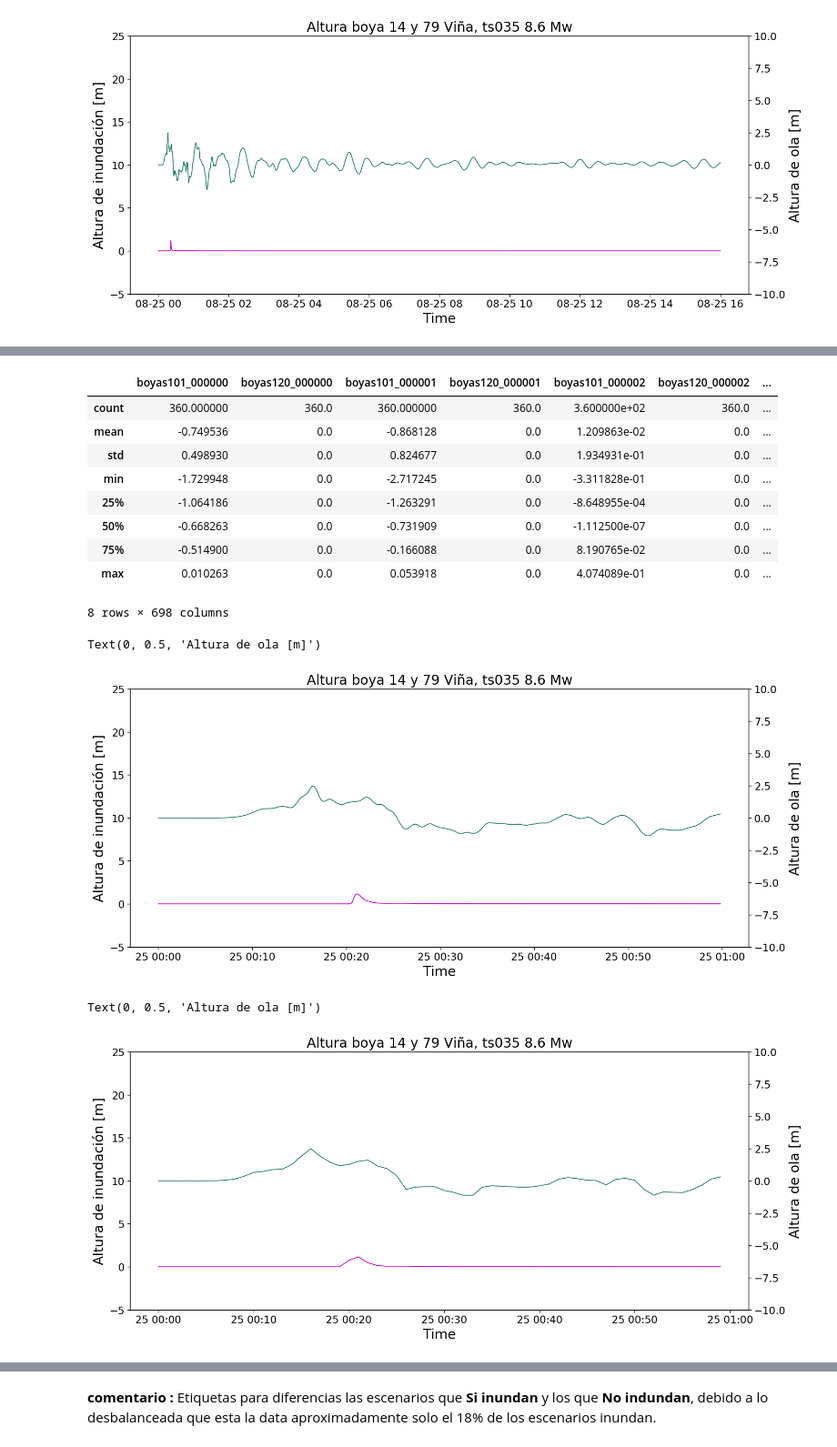
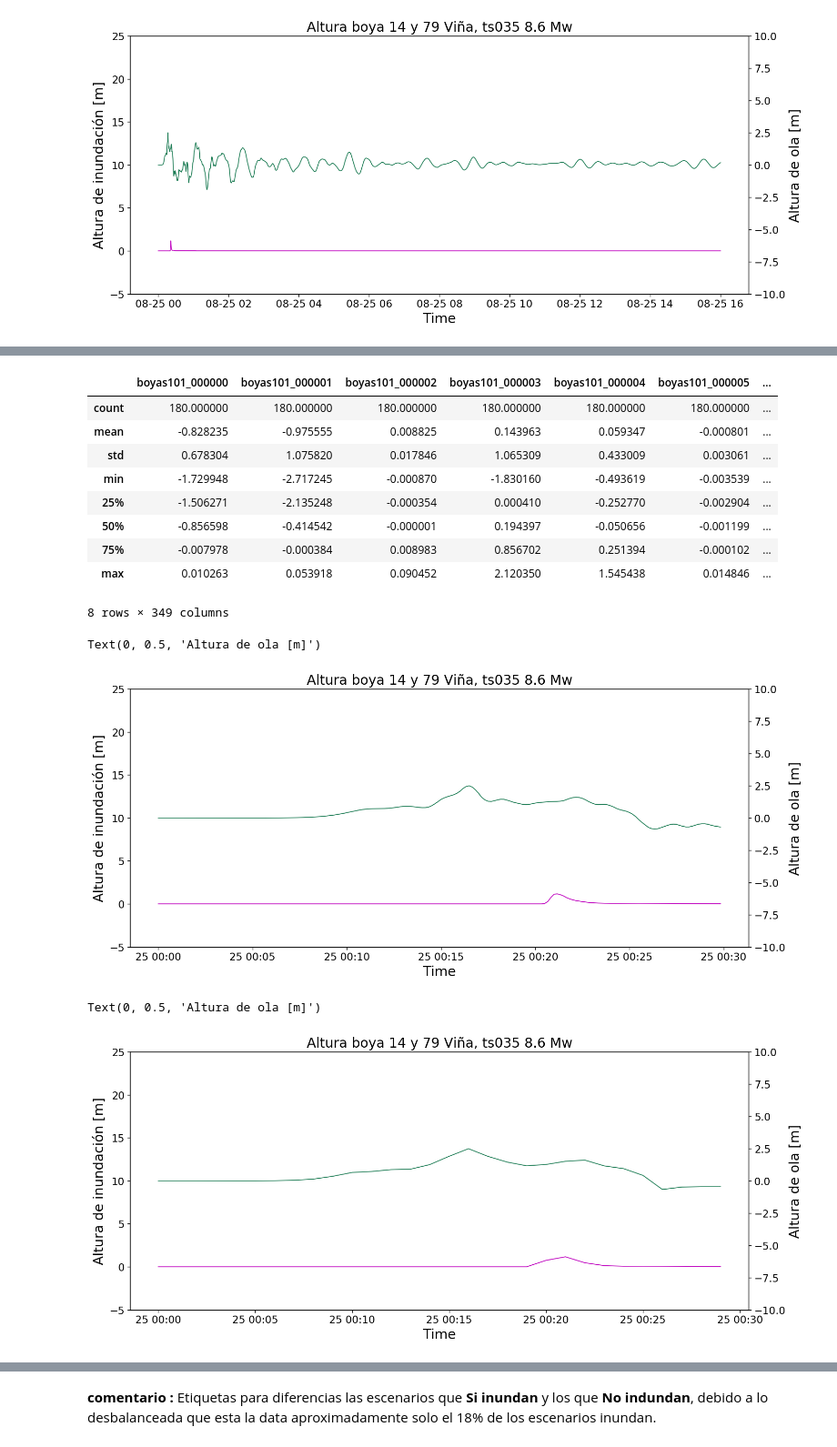
Before and after one commit to jorgenunezc/tsunami-warning, a Jupyter notebook: cnn_hysea.ipynb, the cells around one changed output, grey strips where cells are left out. Shown at 91% size. Drawn from its saved outputs; the diff is of its cells as text; code cells hidden in the pictures.

```diff
--- a/cnn_hysea.ipynb
+++ b/cnn_hysea.ipynb
@@ -61,3 +68,4 @@ index = pd.date_range('25/8/2020', periods=len(df), freq='10S')
 Datetime = pd.DataFrame({'Datetime':index})
 # %%
-df = pd.concat([Datetime, df], axis=1,)
+df_x = pd.concat([Datetime, df_x], axis=1,)
+df_y = pd.concat([Datetime, df_y], axis=1,)
@@ -132,18 +147,22 @@ df = df.loc[0:359]# solo la primera 2 hora de registro
+# %%
+df_x = df_x.loc[0:179]# solo la primera 0.5 hora de registro
+df_y = df_y.loc[0:179]# solo la primera 0.5 hora de registro
 # %%
-df.describe()
+df_x.describe()
 # %% [output]
-|  | boyas101_000000 | boyas120_000000 | boyas101_000001 | boyas120_000001 | boyas101_000002 | boyas120_000002 | ... |
-| count | 360.000000 | 360.0 | 360.000000 | 360.0 | 3.600000e+02 | 360.0 | ... |
-| mean | -0.749536 | 0.0 | -0.868128 | 0.0 | 1.209863e-02 | 0.0 | ... |
-| std | 0.498930 | 0.0 | 0.824677 | 0.0 | 1.934931e-01 | 0.0 | ... |
-| min | -1.729948 | 0.0 | -2.717245 | 0.0 | -3.311828e-01 | 0.0 | ... |
-| 25% | -1.064186 | 0.0 | -1.263291 | 0.0 | -8.648955e-04 | 0.0 | ... |
-| 50% | -0.668263 | 0.0 | -0.731909 | 0.0 | -1.112500e-07 | 0.0 | ... |
-| 75% | -0.514900 | 0.0 | -0.166088 | 0.0 | 8.190765e-02 | 0.0 | ... |
-| max | 0.010263 | 0.0 | 0.053918 | 0.0 | 4.074089e-01 | 0.0 | ... |
+|  | boyas101_000000 | boyas101_000001 | boyas101_000002 | boyas101_000003 | boyas101_000004 | boyas101_000005 | ... |
+| count | 180.000000 | 180.000000 | 180.000000 | 180.000000 | 180.000000 | 180.000000 | ... |
+| mean | -0.828235 | -0.975555 | 0.008825 | 0.143963 | 0.059347 | -0.000801 | ... |
+| std | 0.678304 | 1.075820 | 0.017846 | 1.065309 | 0.433009 | 0.003061 | ... |
+| min | -1.729948 | -2.717245 | -0.000870 | -1.830160 | -0.493619 | -0.003539 | ... |
+| 25% | -1.506271 | -2.135248 | -0.000354 | 0.000410 | -0.252770 | -0.002904 | ... |
+| 50% | -0.856598 | -0.414542 | -0.000001 | 0.194397 | -0.050656 | -0.001199 | ... |
+| 75% | -0.007978 | -0.000384 | 0.008983 | 0.856702 | 0.251394 | -0.000102 | ... |
+| max | 0.010263 | 0.053918 | 0.090452 | 2.120350 | 1.545438 | 0.014846 | ... |
-8 rows × 698 columns
+8 rows × 349 columns
 # %%
-df = df.resample('10S', on='Datetime').mean()
+df_x = df_x.resample('10S', on='Datetime').mean()
+df_y = df_y.resample('10S', on='Datetime').mean()
 # %%
 plt.figure(figsize=(14,6), dpi=120)
 
@@ -153,14 +172,14 @@ plt.rc('ytick', labelsize=13)
 plt.title('Altura boya 14 y 79 Viña, ts035 8.6 Mw',fontsize=17)
 plt.xlabel('Time',fontsize=17)
 plt.ylabel('Altura de inundación [m]',fontsize=17)
-plt.plot(df['boyas120_000126'], color='m', linewidth=1.0)
+plt.plot(df_y['boyas120_000126'], color='m', linewidth=1.0)
 plt.ylim(-5,25)
 plt.twinx()
-plt.plot(df['boyas101_000126'], color='#1C7C54', linewidth=1.0)
+plt.plot(df_x['boyas101_000126'], color='#1C7C54', linewidth=1.0)
 plt.ylim(-10,10)
 ax = plt.gca()
 #ax.invert_yaxis()
 plt.ylabel('Altura de ola [m]',fontsize=17)
 # %% [output]
 Text(0, 0.5, 'Altura de ola [m]')
-[figure, old version]
+[figure, new version]
@@ -169,20 +186,23 @@ df = df.resample('T').max()
+# %%
+df_x = df_x.resample('T').max()
+df_y = df_y.resample('T').max()
 # %%
 plt.figure(figsize=(14,6), dpi=120)
 
 plt.ion()
 plt.rc('xtick', labelsize=13)
 plt.rc('ytick', labelsize=13)
 plt.title('Altura boya 14 y 79 Viña, ts035 8.6 Mw',fontsize=17)
 plt.xlabel('Time',fontsize=17)
 plt.ylabel('Altura de inundación [m]',fontsize=17)
-plt.plot(df['boyas120_000126'], color='m', linewidth=1.0)
+plt.plot(df_y['boyas120_000126'], color='m', linewidth=1.0)
 plt.ylim(-5,25)
 plt.twinx()
-plt.plot(df['boyas101_000126'], color='#1C7C54', linewidth=1.0)
+plt.plot(df_x['boyas101_000126'], color='#1C7C54', linewidth=1.0)
 plt.ylim(-10,10)
 ax = plt.gca()
 #ax.invert_yaxis()
 plt.ylabel('Altura de ola [m]',fontsize=17)
 # %% [output]
 Text(0, 0.5, 'Altura de ola [m]')
-[figure, old version]
+[figure, new version]
```
Also changed, not shown: parts of 47 cells of this notebook, 4 other files.
